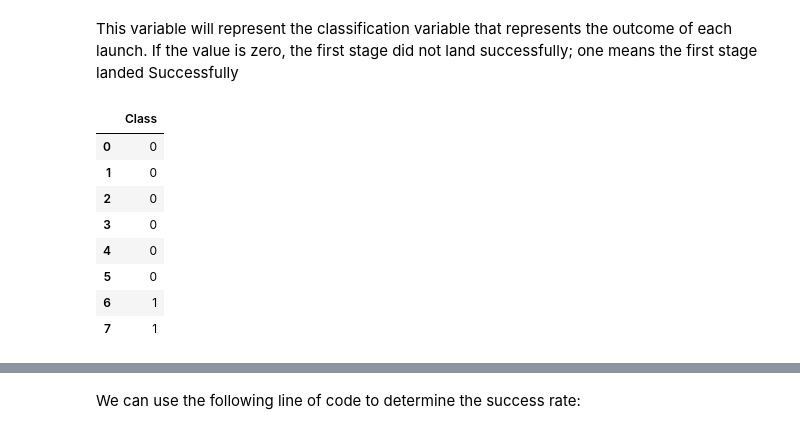
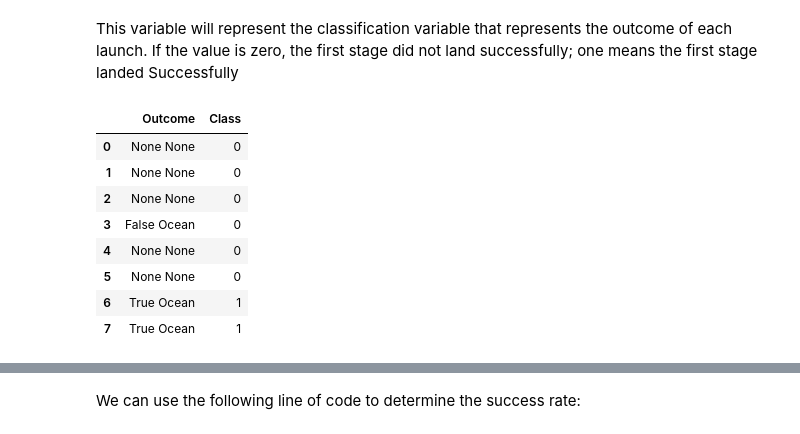
Before and after one commit to paolaallegrini/SpaceX, a Jupyter notebook: labs-jupyter-spacex-Data wrangling.ipynb, the cells around one changed output, grey strips where cells are left out. Drawn from its saved outputs; the diff is of its cells as text; code cells hidden in the pictures.

```diff
--- a/labs-jupyter-spacex-Data wrangling.ipynb
+++ b/labs-jupyter-spacex-Data wrangling.ipynb
@@ -67,7 +67,8 @@ import numpy as np
 # %% [markdown]
 Load Space X dataset, from last section.
 # %%
-df=pd.read_csv("https://cf-courses-data.s3.us.cloud-object-storage.appdomain.cloud/IBM-DS0321EN-SkillsNetwork/datasets/dataset_part_1.csv")
+#df=pd.read_csv("https://cf-courses-data.s3.us.cloud-object-storage.appdomain.cloud/IBM-DS0321EN-SkillsNetwork/datasets/dataset_part_1.csv")
+df=pd.read_csv('dataset_part_1.csv')
 df.head(10)
 # %% [output]
 |  | FlightNumber | Date | BoosterVersion | PayloadMass | Orbit | LaunchSite | Outcome | Flights | GridFins | ... |
@@ -259,17 +260,17 @@ print(df.shape[0],len(landing_class))
 This variable will represent the classification variable that represents the outcome of each launch. If the value is zero, the  first stage did not land successfully; one means  the first stage landed Successfully
 # %%
 df['Class']=landing_class
-df[['Class']].head(8)
+df[['Outcome','Class']].head(8)
 # %% [output]
-|  | Class |
-| 0 | 0 |
-| 1 | 0 |
-| 2 | 0 |
-| 3 | 0 |
-| 4 | 0 |
-| 5 | 0 |
-| 6 | 1 |
-| 7 | 1 |
+|  | Outcome | Class |
+| 0 | None None | 0 |
+| 1 | None None | 0 |
+| 2 | None None | 0 |
+| 3 | False Ocean | 0 |
+| 4 | None None | 0 |
+| 5 | None None | 0 |
+| 6 | True Ocean | 1 |
+| 7 | True Ocean | 1 |
 # %%
 df.head(8)
 # %% [output]
```
Also changed, not shown: parts of 5 cells of this notebook, 11 other files.
